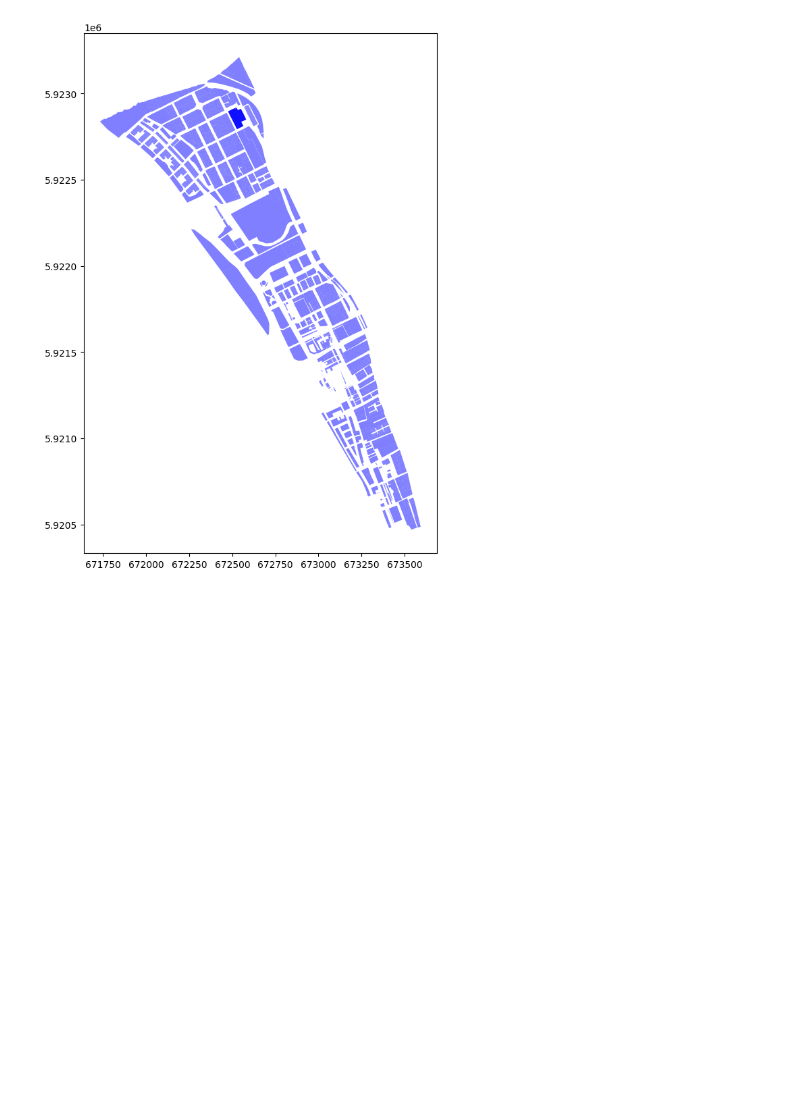
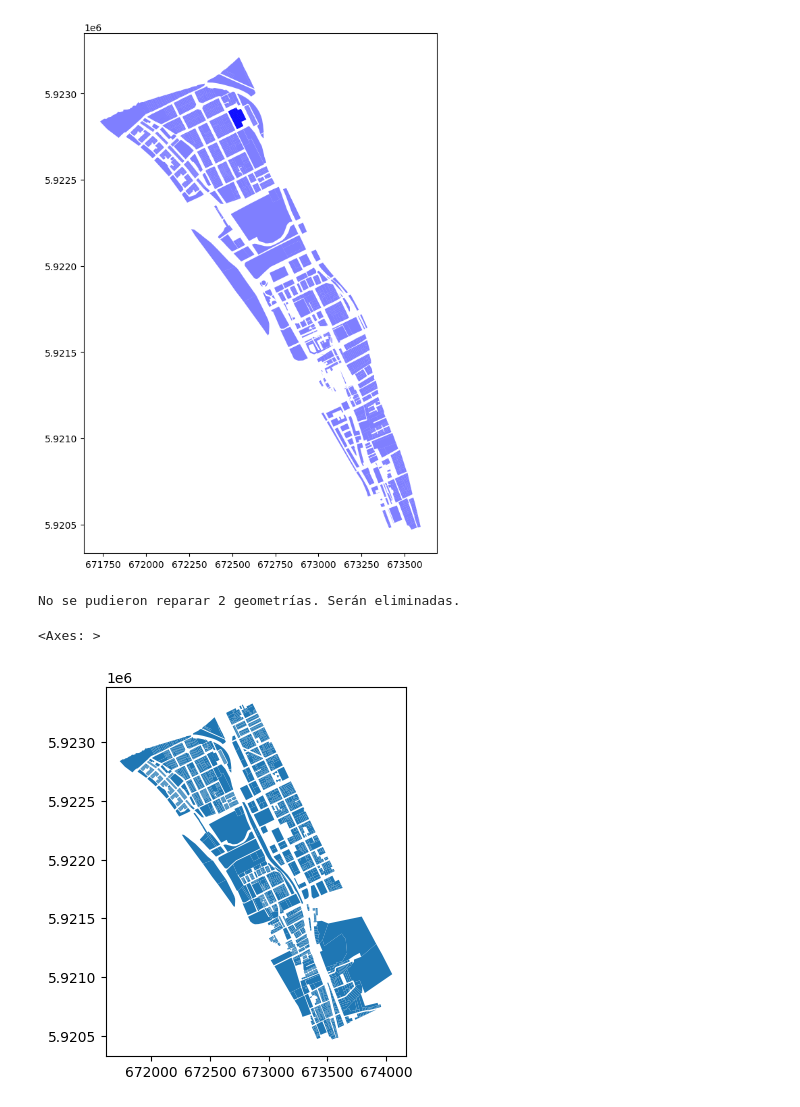
Before and after one commit to diegoalrv/clbb-io, a Jupyter notebook: notebooks/land_uses.ipynb, the cells around one changed output. Cells and saved outputs as stored; diff of their text form; code cells hidden in the pictures; blank space fills up the shorter version.

```diff
--- a/notebooks/land_uses.ipynb
+++ b/notebooks/land_uses.ipynb
@@ -145,0 +184,36 @@ plt.show()
+# %%
+aa = gpd.read_file('/app/data/diversidad_suelo/usos_suelo_actual.shp')
+
+aa.drop(columns=['Id'], inplace=True)
+aa.rename(columns={'OBJECTID_1': 'Id'}, inplace=True)
+aa['area_predio'] = aa.area
+
+lu_cols = ['Id', 'Uso', 'area_predio', 'geometry']
+aa = aa[lu_cols]
+
+delete_usos = ['SIN INFORMACIÓN', 'NO ENCONTRADO', 'DISCREPANCIA']
+aa = aa[~aa['Uso'].isin(delete_usos)]
+
+aa['Uso'] = aa['Uso'].str.upper()
+aa['Uso'] = aa['Uso'].str.replace('HBAITACIONAL', 'HABITACIONAL')
+aa['Uso'] = aa['Uso'].str.replace('OTROS NO CONSIDERADOS', 'OTROS')
+
+aa['Uso'] = aa['Uso'].str.replace('Á', 'A')
+aa['Uso'] = aa['Uso'].str.replace('É', 'E')
+aa['Uso'] = aa['Uso'].str.replace('Í', 'I')
+aa['Uso'] = aa['Uso'].str.replace('Ó', 'O')
+aa['Uso'] = aa['Uso'].str.replace('Ú', 'U')
+
+aa = aa.set_crs(32718)
+# aa = aa.to_crs(4326)
+
+aa = gpd.GeoDataFrame(data=aa.drop(columns=['geometry']), geometry=aa['geometry'])
+
+aa = reparar_geometrias(aa)
+aa.to_parquet('/app/assets/land_uses/actual.parquet')
+# aa.crs
+aa.plot()
+# %% [output]
+No se pudieron reparar 2 geometrías. Serán eliminadas.
+<Axes: >
+[figure, added]
```
Also changed, not shown: parts of 3 cells of this notebook, 7 other files.
